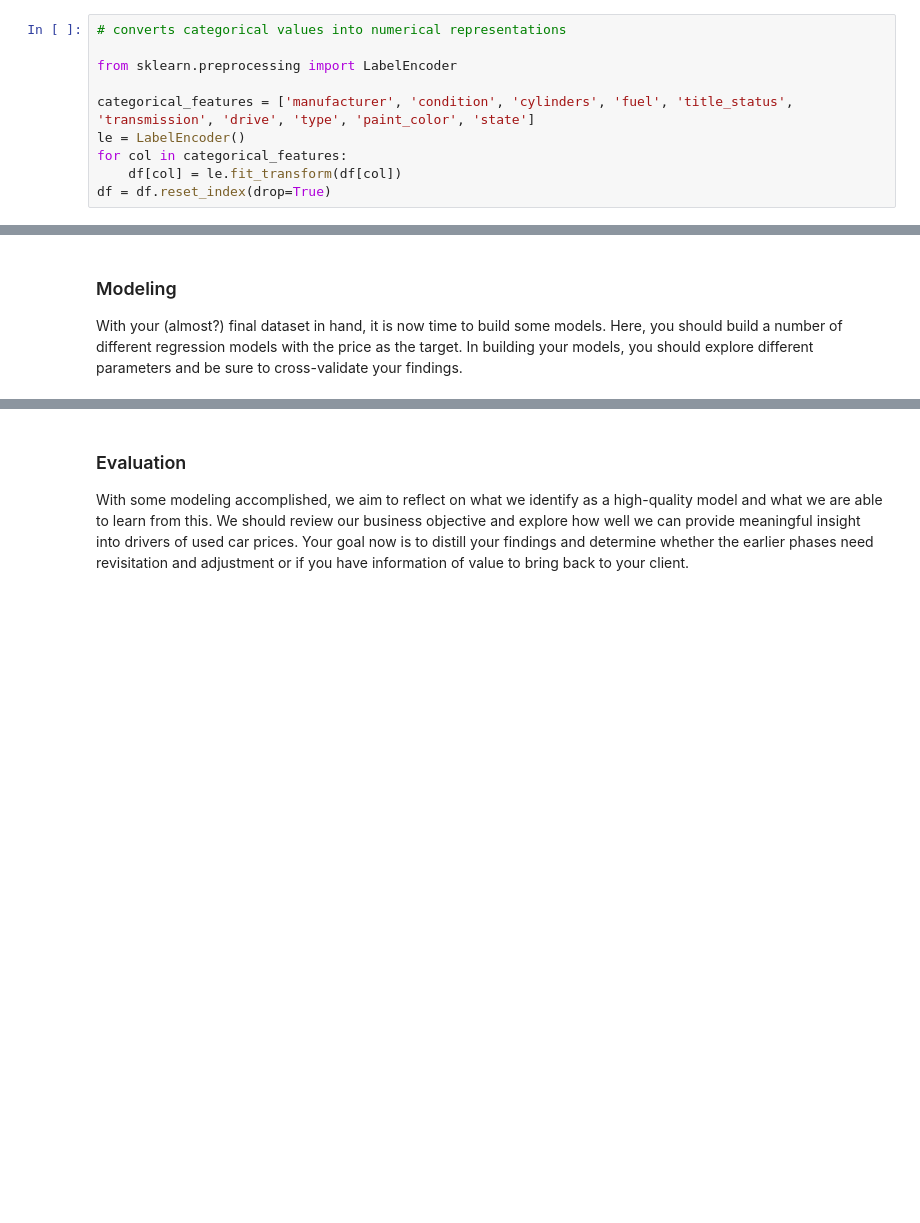
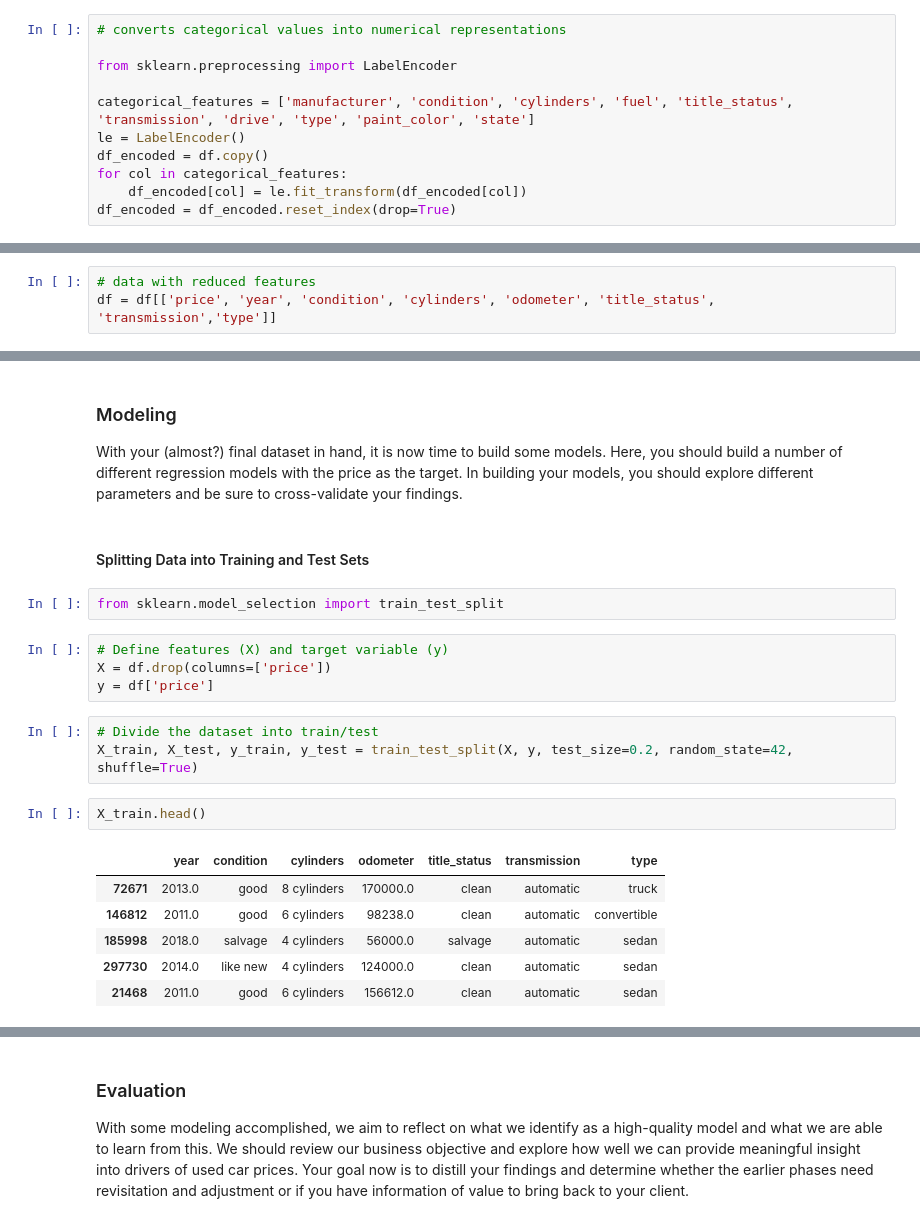
Before and after one commit to JunGaoca/usedCarPricePrediction, a Jupyter notebook: used-car-price-prediction.ipynb, the cells around one changed output, grey strips where cells are left out. Saved outputs shown, nothing was run; the diff lists cells and outputs as text; blank space fills up the shorter version.

```diff
--- a/used-car-price-prediction.ipynb
+++ b/used-car-price-prediction.ipynb
@@ -368,6 +345,7 @@ from sklearn.preprocessing import LabelEncoder
 
 categorical_features = ['manufacturer', 'condition', 'cylinders', 'fuel', 'title_status', 'transmission', 'drive', 'type', 'paint_color', 'state']
 le = LabelEncoder()
+df_encoded = df.copy()
 for col in categorical_features:
-    df[col] = le.fit_transform(df[col])
-df = df.reset_index(drop=True)
+    df_encoded[col] = le.fit_transform(df_encoded[col])
+df_encoded = df_encoded.reset_index(drop=True)
@@ -374,3 +392,6 @@ df = df.reset_index(drop=True)
+# %%
+# data with reduced features
+df = df[['price', 'year', 'condition', 'cylinders', 'odometer', 'title_status', 'transmission','type']]
 # %%
 df.info()
 # %% [output]
@@ -414,3 +414,23 @@ plt.show()
 ### Modeling
 
 With your (almost?) final dataset in hand, it is now time to build some models.  Here, you should build a number of different regression models with the price as the target.  In building your models, you should explore different parameters and be sure to cross-validate your findings.
+# %% [markdown]
+#### Splitting Data into Training and Test Sets
+# %%
+from sklearn.model_selection import train_test_split
+# %%
+# Define features (X) and target variable (y)
+X = df.drop(columns=['price'])
+y = df['price']
+# %%
+# Divide the dataset into train/test
+X_train, X_test, y_train, y_test = train_test_split(X, y, test_size=0.2, random_state=42, shuffle=True)
+# %%
+X_train.head()
+# %% [output]
+|  | year | condition | cylinders | odometer | title_status | transmission | type |
+| 72671 | 2013.0 | good | 8 cylinders | 170000.0 | clean | automatic | truck |
+| 146812 | 2011.0 | good | 6 cylinders | 98238.0 | clean | automatic | convertible |
+| 185998 | 2018.0 | salvage | 4 cylinders | 56000.0 | salvage | automatic | sedan |
+| 297730 | 2014.0 | like new | 4 cylinders | 124000.0 | clean | automatic | sedan |
+| 21468 | 2011.0 | good | 6 cylinders | 156612.0 | clean | automatic | sedan |
```
Also changed, not shown: parts of 37 cells of this notebook, 1 other file.
